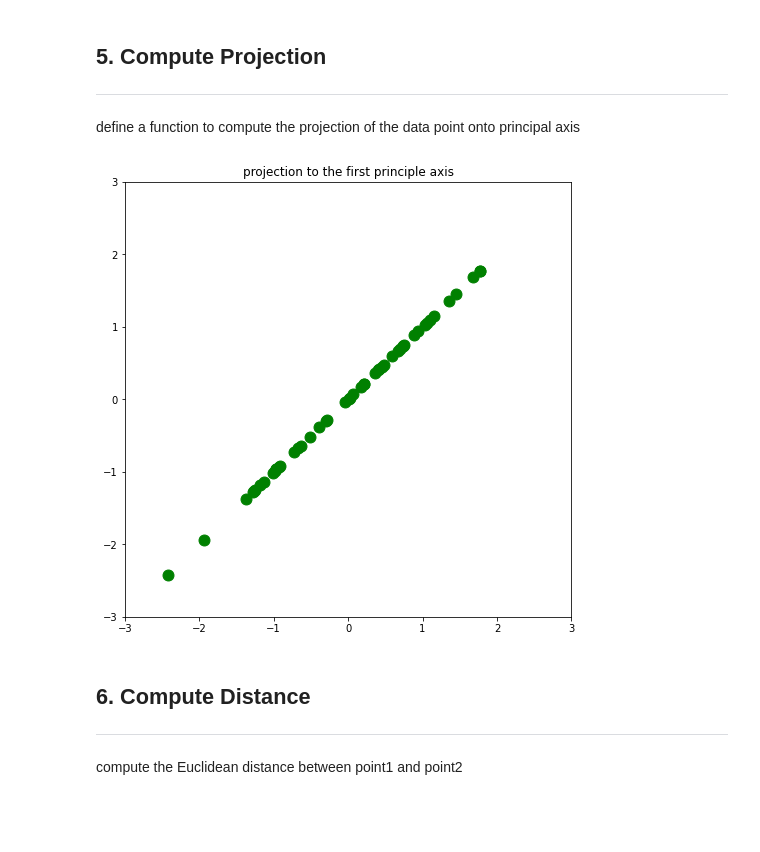
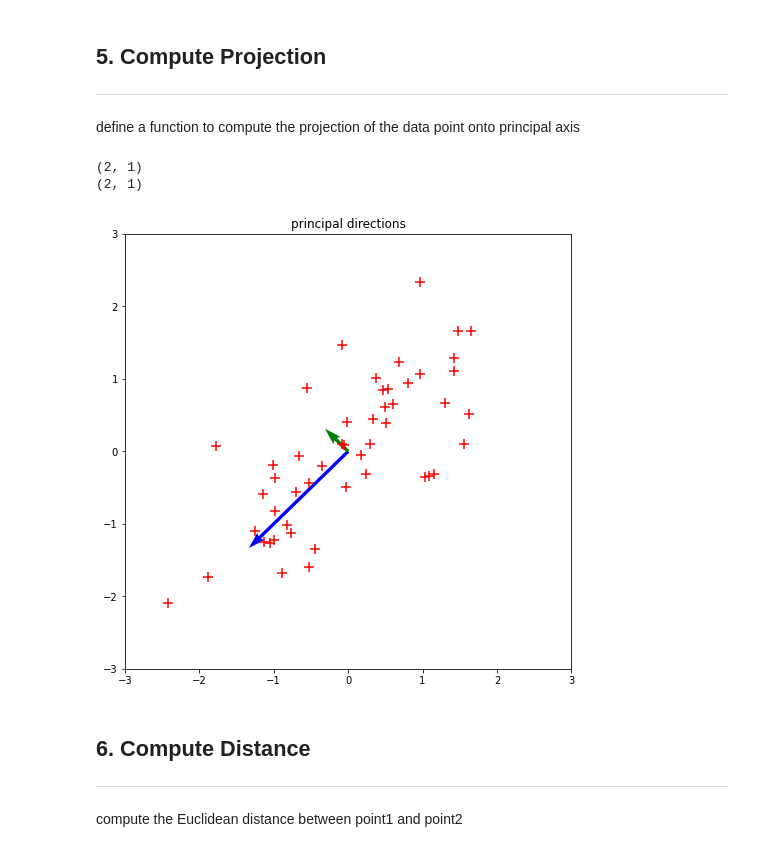
Before and after one commit to wkdthf21/Machine-Learning-Assignment, a Jupyter notebook: 08/Principal Component Analysis.ipynb, the cells around one changed output. Saved outputs shown, nothing was run; the diff lists cells and outputs as text; code cells hidden in the pictures; blank space fills up the shorter version.

Commit message:
Assignment #08 : plot the principal axes

```diff
--- a/08/Principal Component Analysis.ipynb
+++ b/08/Principal Component Analysis.ipynb
@@ -120,12 +120,26 @@ npx1, npy1 = compute_projection(X, axis1)
+# %%
+axis1 = X.dot(principal_direction[:, :1])
+axis2 = X.dot(principal_direction[:, 1:2])
+npx1, npy1 = compute_projection(X, axis1)
+npx2, npy2 = compute_projection(X, axis2)
+print(axis1.shape)
+print(axis2.shape)
+axis1 = axis1.astype(dtype = 'float64')
+axis2 = axis2.astype(dtype = 'float64')
+# %% [output]
+(2, 1)
+(2, 1)
 # %%
 plt.figure(figsize = (8, 8))
-plt.scatter(npx1, npy1, c = 'green', marker = 'o', s = 120)
+plt.quiver([0], [0], axis1[0], axis1[1], angles = 'xy', color = 'blue', scale = 30)
+plt.quiver([0], [0], axis2[0], axis2[1], angles = 'xy', color = 'green', scale = 50)
+plt.scatter(xn, yn, c = 'red', marker = '+', s = 120)
 plt.xlim(-3, 3)
 plt.ylim(-3, 3)
-plt.title('projection to the first principle axis')
+plt.title('principal directions')
 plt.show()
 # %% [output]
-[figure, old version]
+[figure, new version]
 # %% [markdown]
 ## 6. Compute Distance
 <hr>
```
Also changed, not shown: parts of 2 cells of this notebook.
